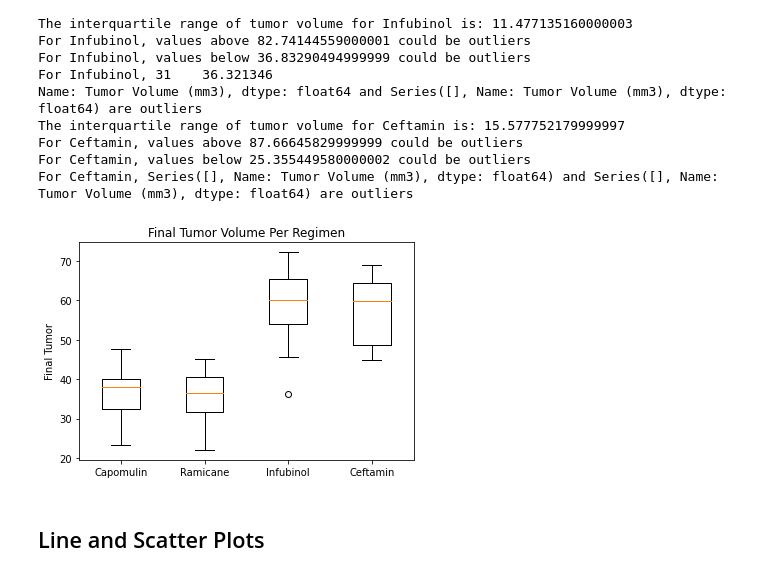
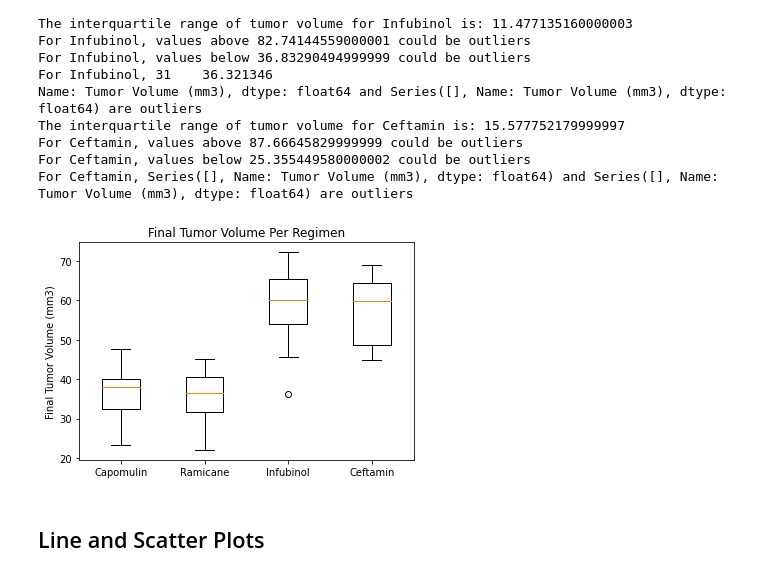
Before and after one commit to ashparra97/Matplotlib-challenge, a Jupyter notebook: pymaceuticals_starter.ipynb, the cells around one changed output. Cells and saved outputs as stored; diff of their text form; code cells hidden in the pictures.

```diff
--- a/pymaceuticals_starter.ipynb
+++ b/pymaceuticals_starter.ipynb
@@ -301,13 +314,13 @@ For Ceftamin, Series([], Name: Tumor Volume (mm3), dtype: float64) and Series([]
 # %%
 # Generate a box plot of the final tumor volume of each mouse across four regimens of interest
 fig1, ax1 = plt.subplots()
 ax1.boxplot(emptytumorvol)
 ax1.set_title("Final Tumor Volume Per Regimen")
-ax1.set_ylabel("Final Tumor")
+ax1.set_ylabel("Final Tumor Volume (mm3)")
 plt.xticks(ticks=[1,2,3,4],labels=treatments)
 plt.show()
 # %% [output]
-[figure, old version]
+[figure, new version]
 # %% [markdown]
 ## Line and Scatter Plots
 # %%
```
Also changed, not shown: parts of 12 cells of this notebook.
